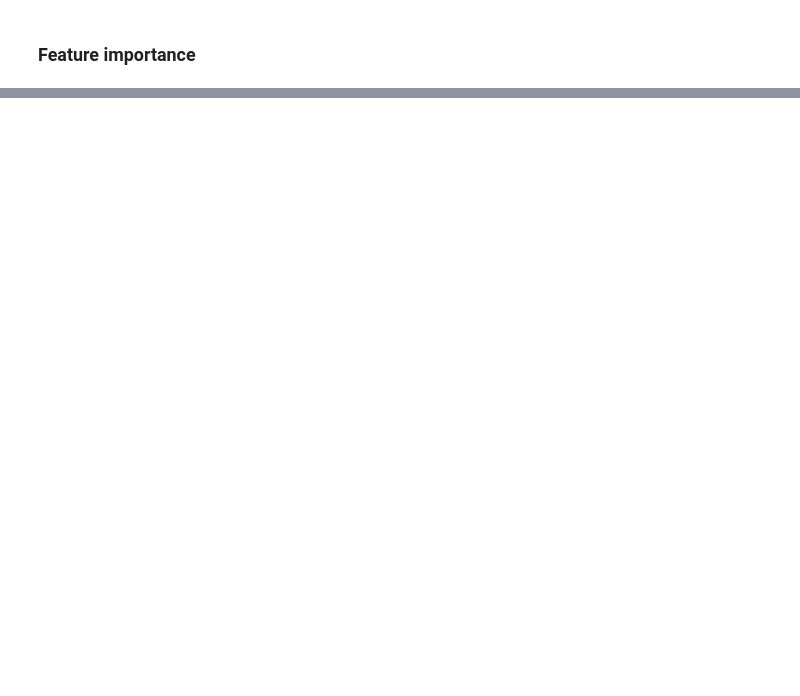
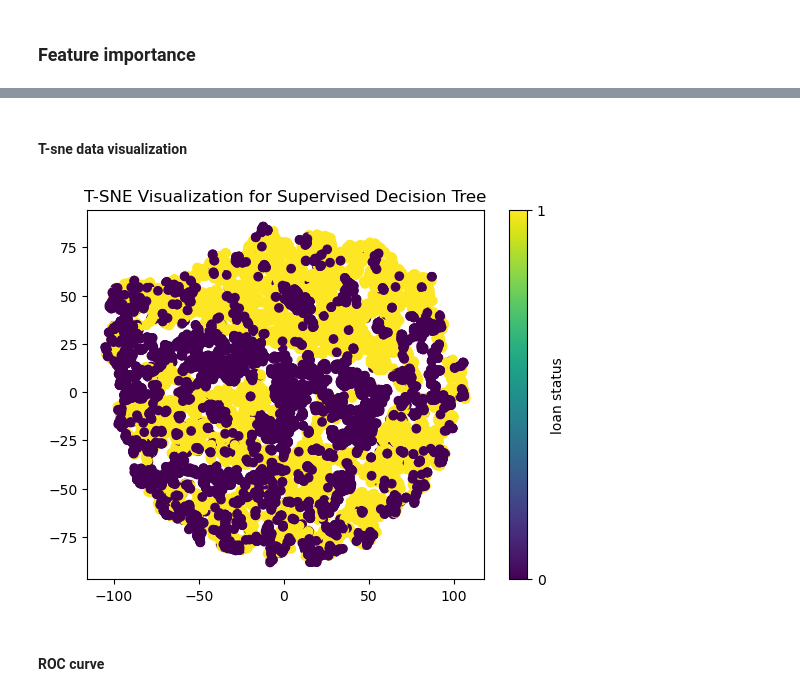
Before and after one commit to Apekshaba/COMP_6721, a Jupyter notebook: code/Supervised Learning/DecisionTree.ipynb, the cells around one changed output, grey strips where cells are left out. Saved outputs shown, nothing was run; the diff lists cells and outputs as text; code cells hidden in the pictures; blank space fills up the shorter version.

```diff
--- a/code/Supervised Learning/DecisionTree.ipynb
+++ b/code/Supervised Learning/DecisionTree.ipynb
@@ -201,0 +183,19 @@ plt.show()
+# %% [markdown]
+#### T-sne data visualization
+# %%
+np.random.seed(0)
+
+# Apply T-SNE for dimensionality reduction
+tsne = TSNE(n_components=2, random_state=0)
+X_tsne = tsne.fit_transform(X_train)
+# %%
+y_train_pred_en_df = pd.DataFrame(data = y_train_pred_en).replace('Fully Paid',1).replace('Charged Off',0)
+# %%
+plt.scatter(X_tsne[:, 0], X_tsne[:, 1], c=y_train_pred_en_df, cmap='viridis')
+plt.title('T-SNE Visualization for Supervised Decision Tree')
+plt.colorbar(ticks=[0, 1], label='loan status')
+plt.show()
+# %% [output]
+[figure, added]
+# %% [markdown]
+#### ROC curve
```
Also changed, not shown: parts of 14 cells of this notebook.
